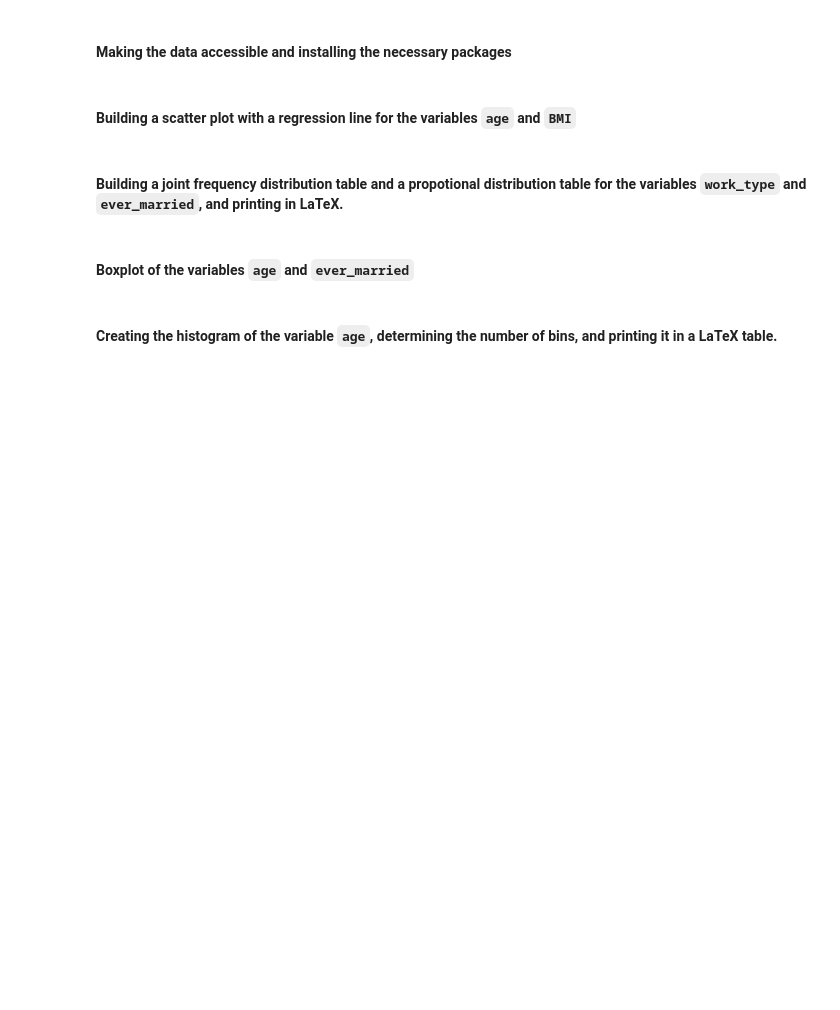
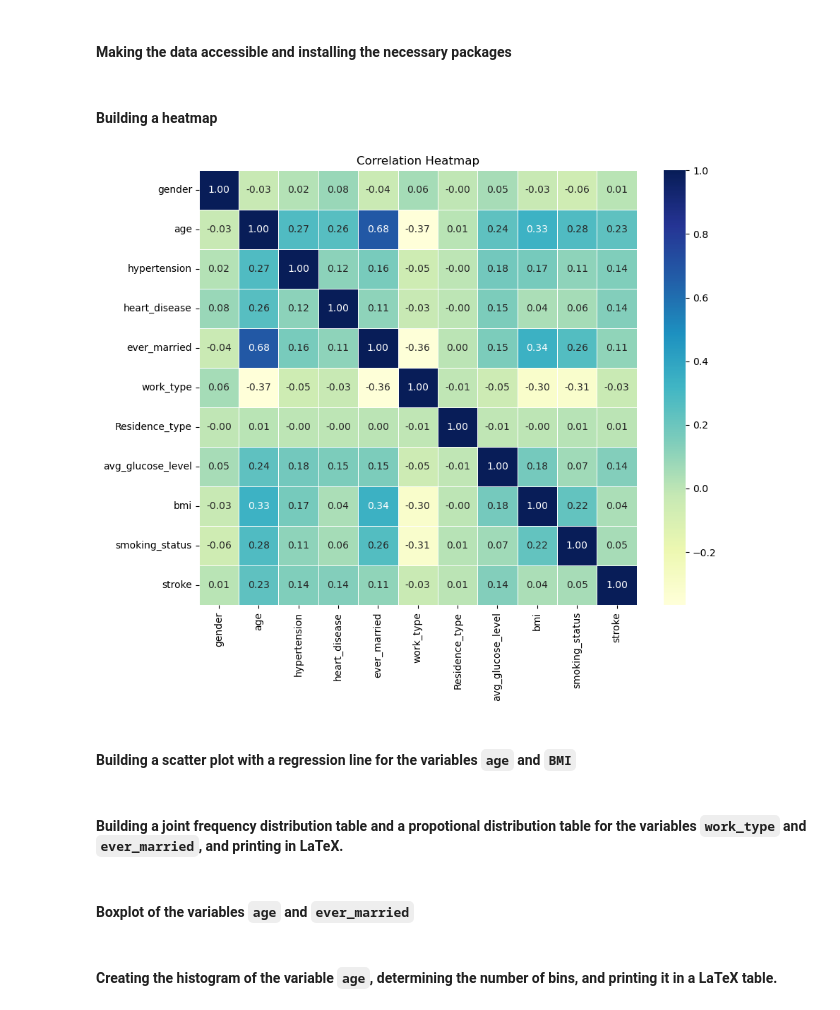
Before and after one commit to vitornegromonte/EDA_stroke, a Jupyter notebook: python/data_exploring.ipynb, the cells around one changed output. Saved outputs shown, nothing was run; the diff lists cells and outputs as text; code cells hidden in the pictures; blank space fills up the shorter version.

```diff
--- a/python/data_exploring.ipynb
+++ b/python/data_exploring.ipynb
@@ -11,6 +11,23 @@ import scipy.stats as stats
 data = pd.read_csv('../data/encoded_stroke_data.csv')
 # making the data available with the categorical variable without be converted to numerical variables
 datac = pd.read_csv('../data/cleaned_stroke_data.csv')
+# %% [markdown]
+#### Building a heatmap
+# %%
+# create a correlation matrix
+corr_matrix = data.corr()
+
+# plot a heatmap of the correlation matrix
+plt.figure(figsize=(10,8))
+sns.heatmap(corr_matrix,
+            annot = True,
+            cmap = 'YlGnBu',
+            linewidth = .5,
+            fmt = '.2f')
+plt.title('Correlation Heatmap')
+plt.show()
+# %% [output]
+[figure, added]
 # %% [markdown]
 #### Building a scatter plot with a regression line for the variables `age` and `BMI`
 # %%
```
Also changed, not shown: 1 other file.
